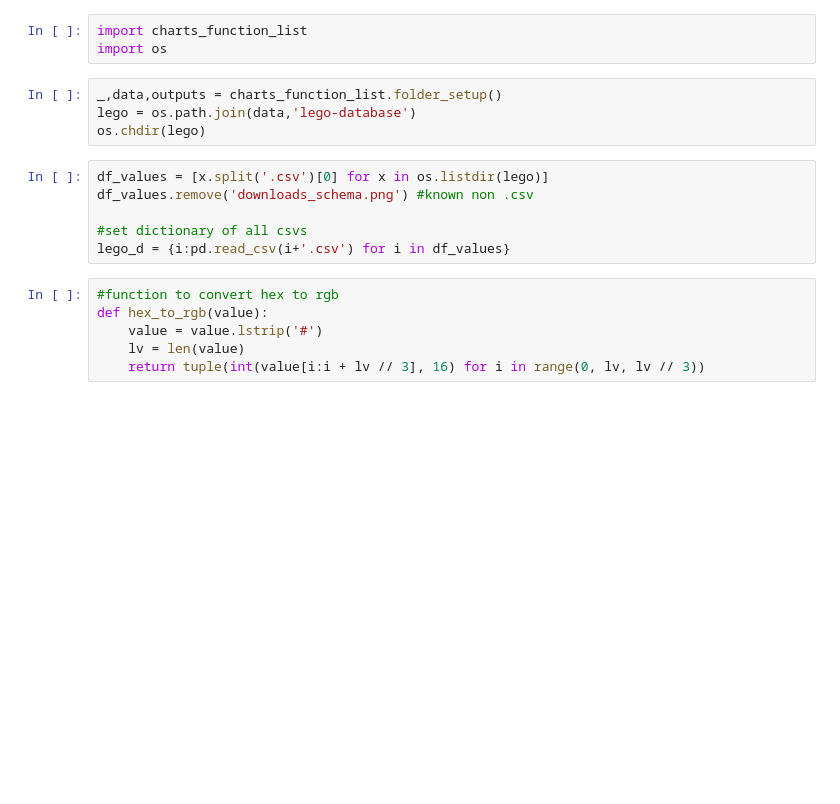
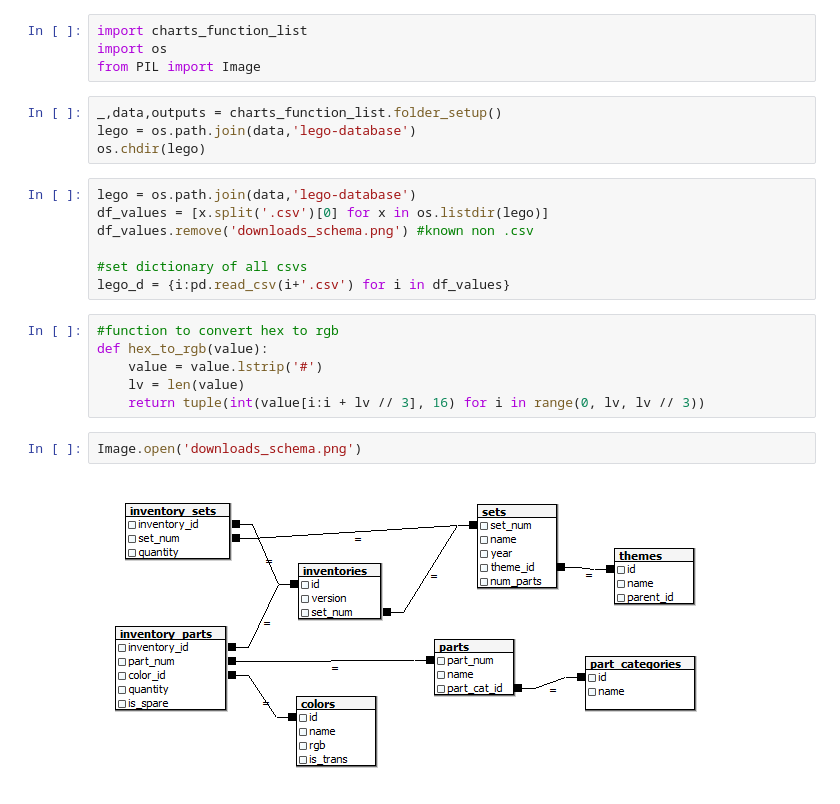
Before and after one commit to igotcharts/charts_and_more_charts, a Jupyter notebook: notebooks/lego.ipynb, the cells around one changed output. Drawn from its saved outputs; the diff is of its cells as text; blank space fills up the shorter version.

```diff
--- a/notebooks/lego.ipynb
+++ b/notebooks/lego.ipynb
@@ -1,11 +1,13 @@
 # %%
 import charts_function_list
 import os
+from PIL import Image
 # %%
 _,data,outputs = charts_function_list.folder_setup()
 lego = os.path.join(data,'lego-database')
 os.chdir(lego)
 # %%
+lego = os.path.join(data,'lego-database')
 df_values = [x.split('.csv')[0] for x in os.listdir(lego)]
 df_values.remove('downloads_schema.png') #known non .csv
 
@@ -17,3 +19,7 @@ def hex_to_rgb(value):
     value = value.lstrip('#')
     lv = len(value)
     return tuple(int(value[i:i + lv // 3], 16) for i in range(0, lv, lv // 3))
+# %%
+Image.open('downloads_schema.png')
+# %% [output]
+[figure, added]
```
Also changed, not shown: parts of 12 cells of this notebook, 1 other file.
